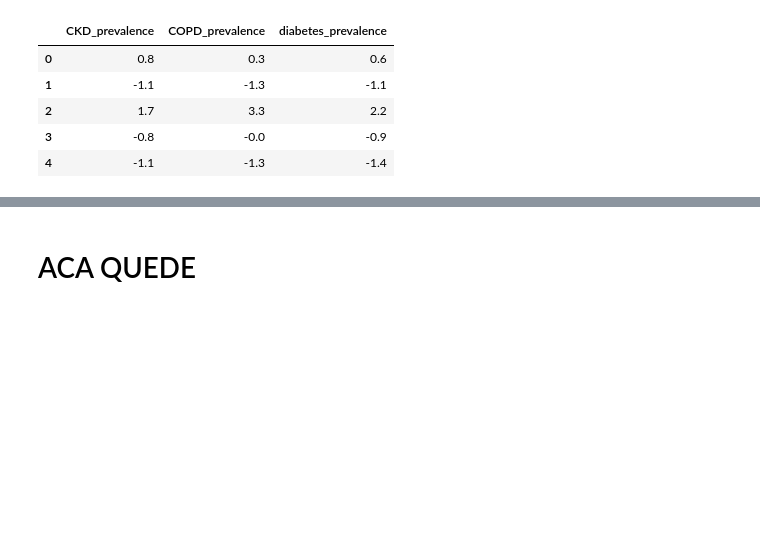
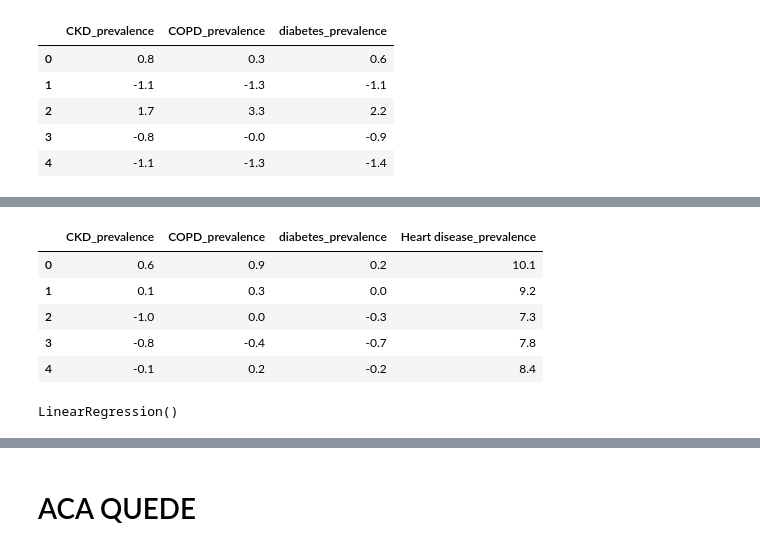
Before and after one commit to mvlarra/Project_ML_Linear_Regression_regularized_VL, a Jupyter notebook: Project_ML_Linear_Regresion_Regularized_VL.ipynb, the cells around one changed output, grey strips where cells are left out. Saved outputs shown, nothing was run; the diff lists cells and outputs as text; code cells hidden in the pictures; blank space fills up the shorter version.

```diff
--- a/Project_ML_Linear_Regresion_Regularized_VL.ipynb
+++ b/Project_ML_Linear_Regresion_Regularized_VL.ipynb
@@ -802,0 +884,28 @@ OSError: Cannot save file into a non-existent directory: 'data/processed'
+# %%
+# ==============================================================
+# 1. ENTRENAR Y EVALUAR UN MODELO DE LinearRegression
+# ==============================================================
+
+
+# CARGAR LOS ARCHIVOS PROCESADOS
+# --------------------------------------------------------------
+# Leemos los archivos CSV generados anteriormente con las features seleccionadas
+# y la variable objetivo ('Heart disease_prevalence').
+train_data = pd.read_csv("./data/processed/clean_train.csv")
+test_data = pd.read_csv("./data/processed/clean_test.csv")
+
+
+# VERIFICACIÓN VISUAL DE LOS DATOS
+# --------------------------------------------------------------
+# Mostramos las primeras 5 filas del conjunto de entrenamiento
+# para confirmar que se cargaron correctamente y contienen:
+# - Features seleccionadas (escaladas)
+# - Target al final
+train_data.head()
+# %% [output]
+|  | CKD_prevalence | COPD_prevalence | diabetes_prevalence | Heart disease_prevalence |
+| 0 | 0.6 | 0.9 | 0.2 | 10.1 |
+| 1 | 0.1 | 0.3 | 0.0 | 9.2 |
+| 2 | -1.0 | 0.0 | -0.3 | 7.3 |
+| 3 | -0.8 | -0.4 | -0.7 | 7.8 |
+| 4 | -0.1 | 0.2 | -0.2 | 8.4 |
@@ -802,0 +935,25 @@ OSError: Cannot save file into a non-existent directory: 'data/processed'
+# %%
+# ==============================================================
+# 2. ENTRENAMIENTO DEL MODELO BASE: REGRESIÓN LINEAL
+# ==============================================================
+
+from sklearn.linear_model import LinearRegression
+
+
+# INSTANCIAR EL MODELO LINEAL
+# --------------------------------------------------------------
+# Usamos LinearRegression para predecir la variable continua:
+# 'Heart disease_prevalence' (porcentaje de enfermedad cardíaca)
+
+model = LinearRegression()
+
+
+# ENTRENAR EL MODELO CON LOS DATOS DE ENTRENAMIENTO
+# --------------------------------------------------------------
+# Ajustamos el modelo a los datos escalados y preprocesados
+model.fit(X_train, y_train)
+
+# En este punto, el modelo ya está entrenado y listo para hacer predicciones
+# sobre el set de test (X_test).
+# %% [output]
+LinearRegression()
```
Also changed, not shown: parts of 8 cells of this notebook.
